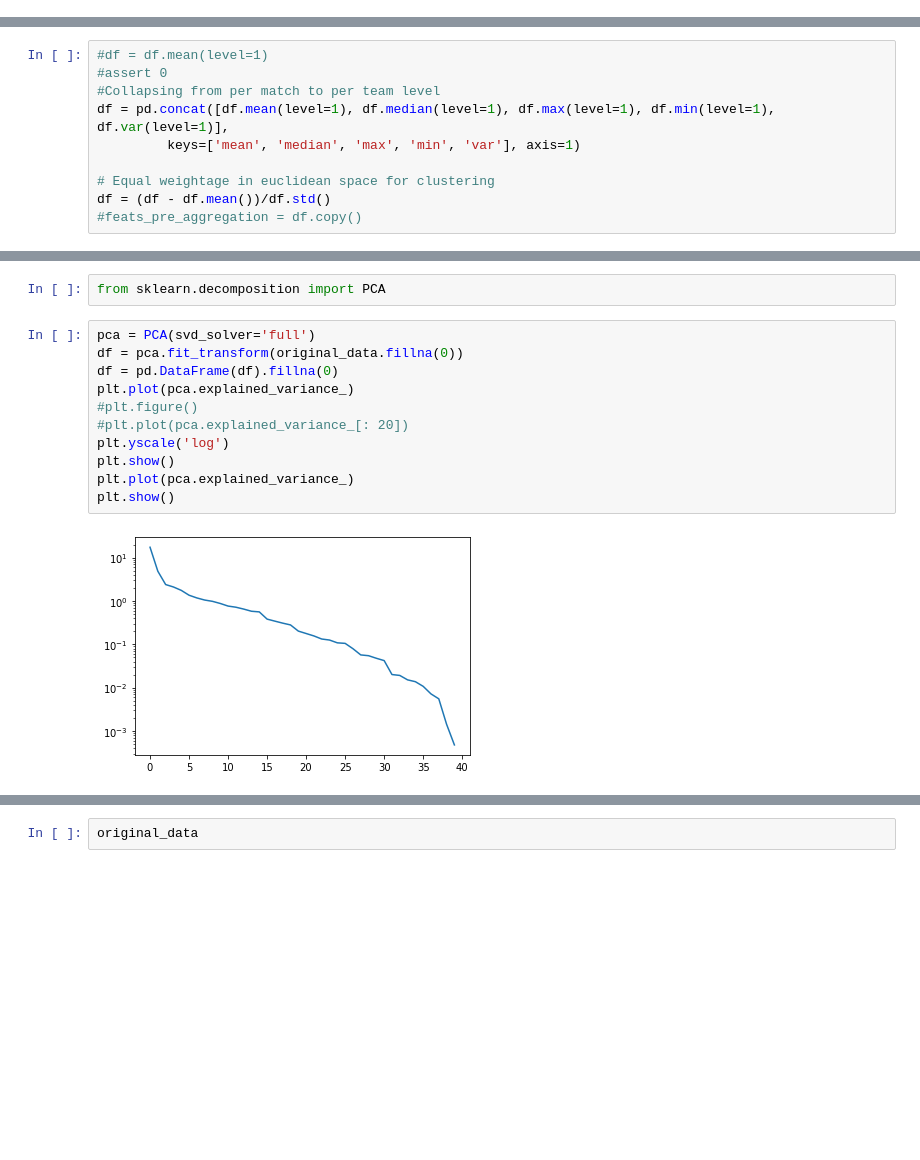
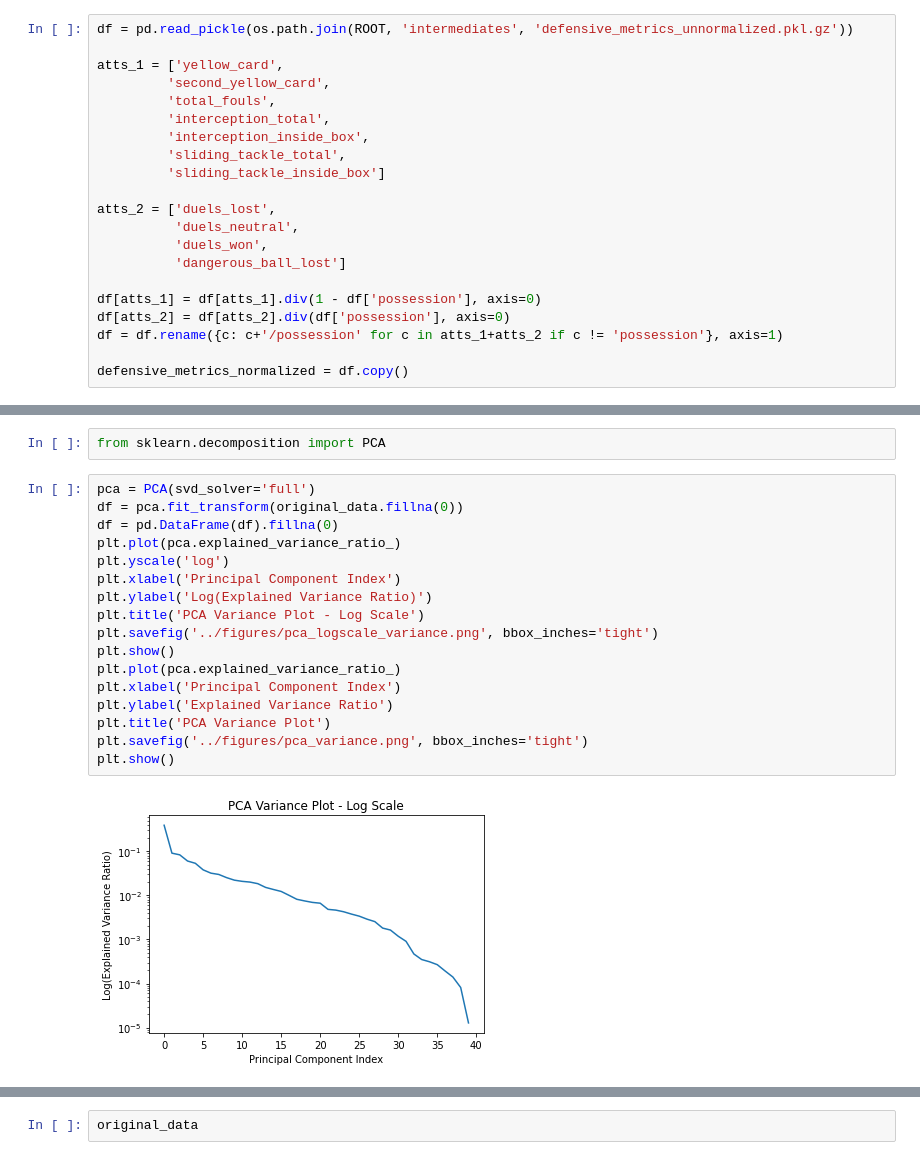
Before and after one commit to arifmoh2/thesis_soccer, a Jupyter notebook: notebooks/12_deeper_look_clustering_Kmeans_playstyles.ipynb, the cells around one changed output, grey strips where cells are left out. Saved outputs shown, nothing was run; the diff lists cells and outputs as text; blank space fills up the shorter version.

```diff
--- a/notebooks/12_deeper_look_clustering_Kmeans_playstyles.ipynb
+++ b/notebooks/12_deeper_look_clustering_Kmeans_playstyles.ipynb
@@ -8,4 +8,25 @@ import numpy as np
 
 pd.options.mode.chained_assignment = None  # default='warn'
 ROOT = os.path.dirname(os.getcwd())
+# %%
+df = pd.read_pickle(os.path.join(ROOT, 'intermediates', 'defensive_metrics_unnormalized.pkl.gz'))
+
+atts_1 = ['yellow_card',
+         'second_yellow_card',
+         'total_fouls',
+         'interception_total',
+         'interception_inside_box',
+         'sliding_tackle_total',
+         'sliding_tackle_inside_box']
+
+atts_2 = ['duels_lost',
+          'duels_neutral',
+          'duels_won',
+          'dangerous_ball_lost']
+
+df[atts_1] = df[atts_1].div(1 - df['possession'], axis=0)
+df[atts_2] = df[atts_2].div(df['possession'], axis=0)
+df = df.rename({c: c+'/possession' for c in atts_1+atts_2 if c != 'possession'}, axis=1)
+
+defensive_metrics_normalized = df.copy()
 # %%
@@ -49,16 +106,6 @@ df = df.drop(columns = ['fouls_committed', 'yellow_card_per_foul_committed', 'po
 #### Feature Preprocessing & Standardization
 
 To collapse the 20 features from a per game granularity to a per team level, instead of simply averaging, I am taking the mean, median, min, max, and variance across all these dimensions - making it closer to 100 features
-# %%
-#df = df.mean(level=1)
-#assert 0
-#Collapsing from per match to per team level
-df = pd.concat([df.mean(level=1), df.median(level=1), df.max(level=1), df.min(level=1), df.var(level=1)],
-         keys=['mean', 'median', 'max', 'min', 'var'], axis=1)
-
-# Equal weightage in euclidean space for clustering
-df = (df - df.mean())/df.std()
-#feats_pre_aggregation = df.copy()
 # %%
 df
 # %% [output]
@@ -196,13 +215,19 @@ from sklearn.decomposition import PCA
 # %%
 pca = PCA(svd_solver='full')
 df = pca.fit_transform(original_data.fillna(0))
 df = pd.DataFrame(df).fillna(0)
-plt.plot(pca.explained_variance_)
-#plt.figure()
-#plt.plot(pca.explained_variance_[: 20])
+plt.plot(pca.explained_variance_ratio_)
 plt.yscale('log')
+plt.xlabel('Principal Component Index')
+plt.ylabel('Log(Explained Variance Ratio)')
+plt.title('PCA Variance Plot - Log Scale')
+plt.savefig('../figures/pca_logscale_variance.png', bbox_inches='tight')
 plt.show()
-plt.plot(pca.explained_variance_)
+plt.plot(pca.explained_variance_ratio_)
+plt.xlabel('Principal Component Index')
+plt.ylabel('Explained Variance Ratio')
+plt.title('PCA Variance Plot')
+plt.savefig('../figures/pca_variance.png', bbox_inches='tight')
 plt.show()
 # %% [output]
-[figure, old version]
+[figure, new version]
```
Also changed, not shown: parts of 13 cells of this notebook, 9 other files.
